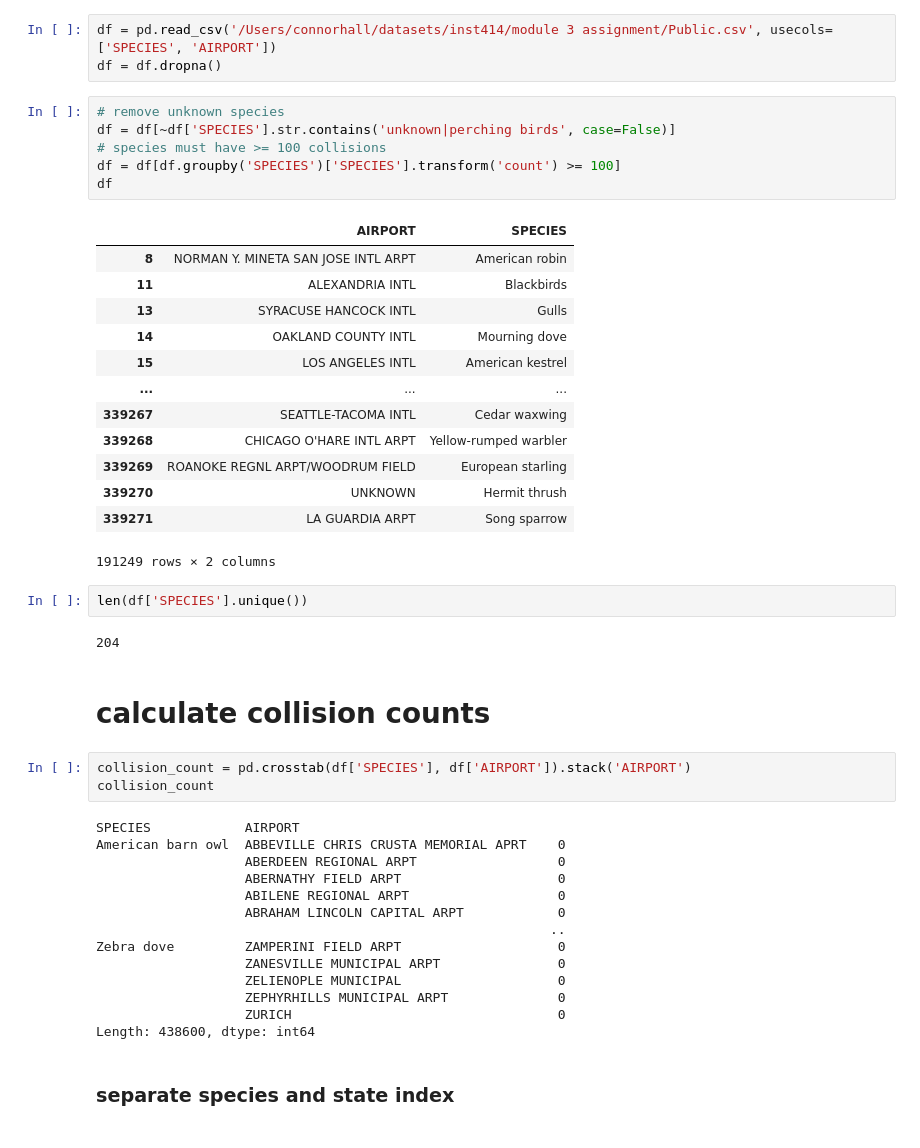
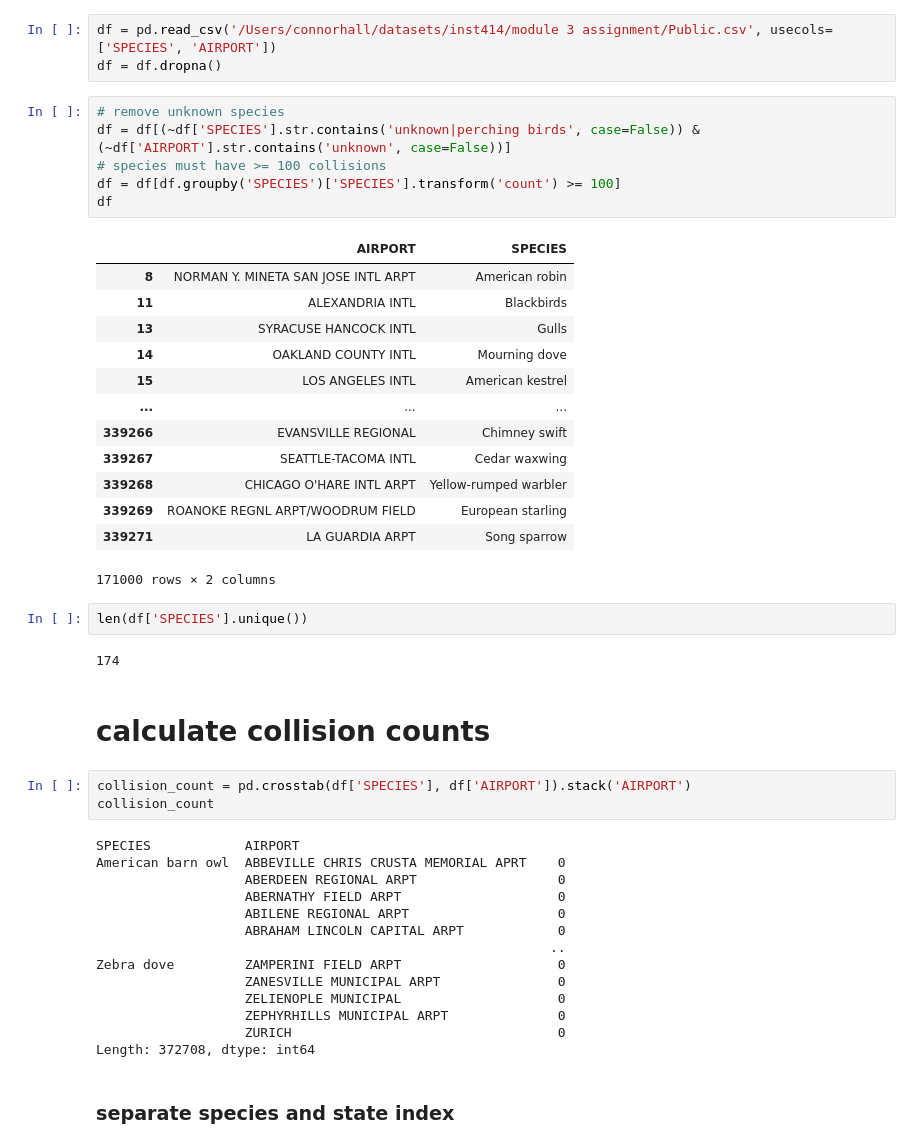
Before and after one commit to green-638/inst414_module3_assignment, a Jupyter notebook: assignment3.ipynb, the cells around one changed output. Drawn from its saved outputs; the diff is of its cells as text.

Commit message:
filtered out unknown airports

```diff
--- a/assignment3.ipynb
+++ b/assignment3.ipynb
@@ -8,28 +8,28 @@ df = pd.read_csv('/Users/connorhall/datasets/inst414/module 3 assignment/Public.
 df = df.dropna()
 # %%
 # remove unknown species
-df = df[~df['SPECIES'].str.contains('unknown|perching birds', case=False)]
+df = df[(~df['SPECIES'].str.contains('unknown|perching birds', case=False)) & (~df['AIRPORT'].str.contains('unknown', case=False))]
 # species must have >= 100 collisions
 df = df[df.groupby('SPECIES')['SPECIES'].transform('count') >= 100]
 df
 # %% [output]
 |  | AIRPORT | SPECIES |
 | 8 | NORMAN Y. MINETA SAN JOSE INTL ARPT | American robin |
 | 11 | ALEXANDRIA INTL | Blackbirds |
 | 13 | SYRACUSE HANCOCK INTL | Gulls |
 | 14 | OAKLAND COUNTY INTL | Mourning dove |
 | 15 | LOS ANGELES INTL | American kestrel |
 | ... | ... | ... |
+| 339266 | EVANSVILLE REGIONAL | Chimney swift |
 | 339267 | SEATTLE-TACOMA INTL | Cedar waxwing |
 | 339268 | CHICAGO O'HARE INTL ARPT | Yellow-rumped warbler |
 | 339269 | ROANOKE REGNL ARPT/WOODRUM FIELD | European starling |
-| 339270 | UNKNOWN | Hermit thrush |
 | 339271 | LA GUARDIA ARPT | Song sparrow |
-191249 rows × 2 columns
+171000 rows × 2 columns
 # %%
 len(df['SPECIES'].unique())
 # %% [output]
-204
+174
 # %% [markdown]
 # calculate collision counts
 # %%
@@ -48,7 +48,7 @@ Zebra dove         ZAMPERINI FIELD ARPT                    0
                    ZELIENOPLE MUNICIPAL                    0
                    ZEPHYRHILLS MUNICIPAL ARPT              0
                    ZURICH                                  0
-Length: 438600, dtype: int64
+Length: 372708, dtype: int64
 # %% [markdown]
 ### separate species and state index
 # %%
```
Also changed, not shown: parts of 4 cells of this notebook.
